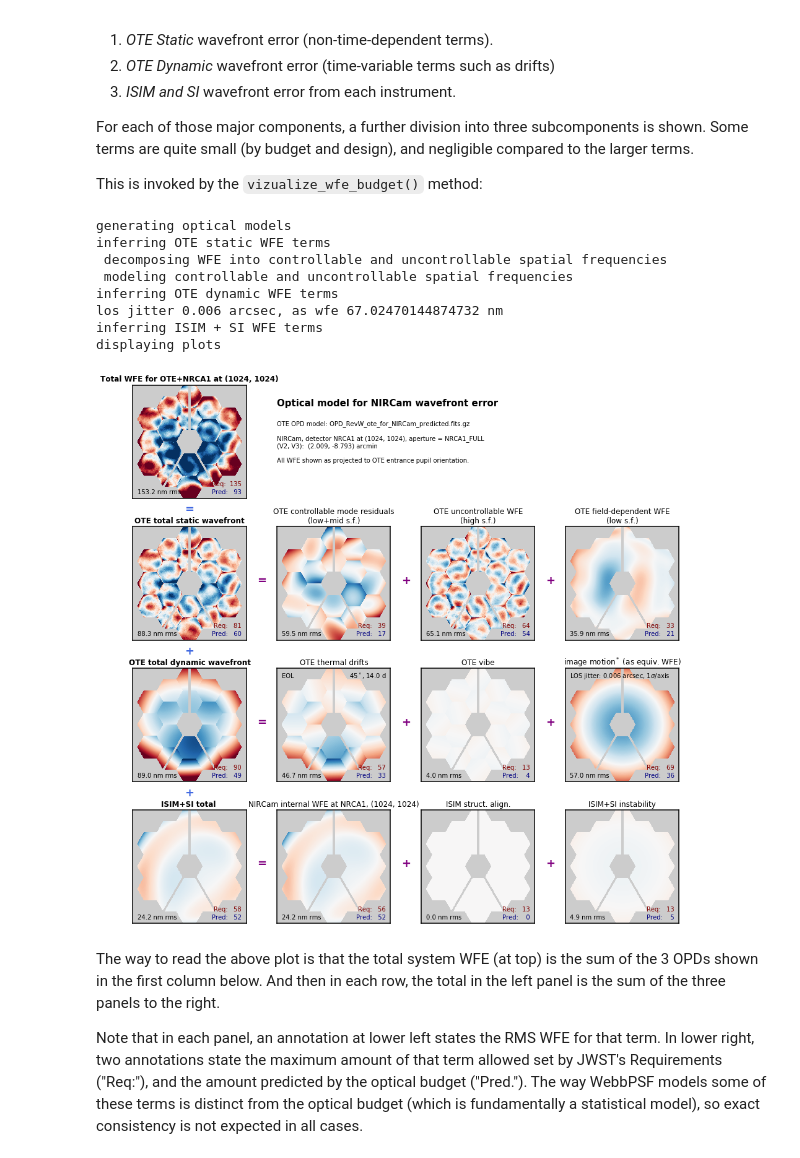
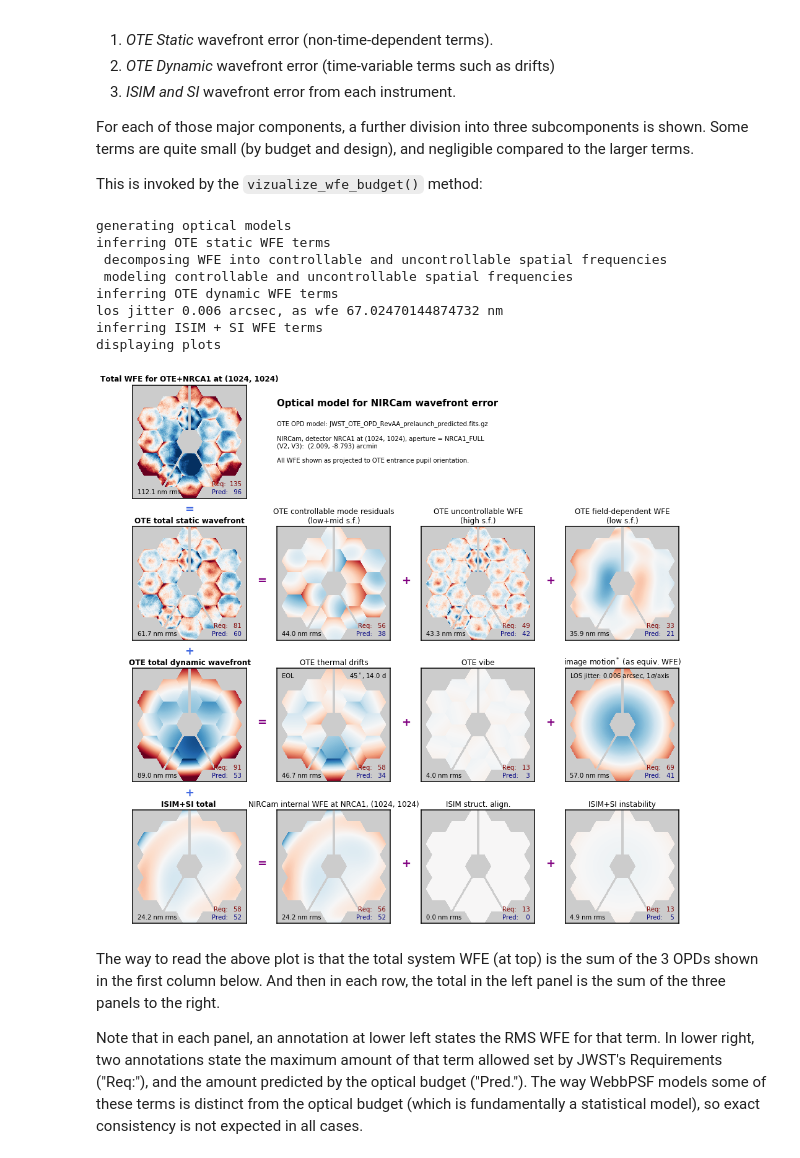
Before and after one commit to spacetelescope/webbpsf, a Jupyter notebook: docs/jwst_optical_budgets.ipynb, the cells around one changed output. Drawn from its saved outputs; the diff is of its cells as text; code cells hidden in the pictures.

```diff
--- a/docs/jwst_optical_budgets.ipynb
+++ b/docs/jwst_optical_budgets.ipynb
@@ -19,18 +19,17 @@ For each of those major components, a further division into three subcomponents
 This is invoked by the `vizualize_wfe_budget()` method:
 # %%
 nrc = webbpsf.NIRCam()
-nrc.pupilopd = 'OPD_RevW_ote_for_NIRCam_predicted.fits.gz'
 nrc.visualize_wfe_budget()
 # %% [output]
 generating optical models
 inferring OTE static WFE terms
  decomposing WFE into controllable and uncontrollable spatial frequencies
  modeling controllable and uncontrollable spatial frequencies
 inferring OTE dynamic WFE terms
 los jitter 0.006 arcsec, as wfe 67.02470144874732 nm
 inferring ISIM + SI WFE terms
 displaying plots
-[figure, old version]
+[figure, new version]
 # %% [markdown]
 The way to read the above plot is that the total system WFE (at top) is the sum of the 3 OPDs shown in the first column below.  And then in each row, the total in the left panel is the sum of the three panels to the right.
 
```
Also changed, not shown: parts of 6 cells of this notebook, 1 other file.
